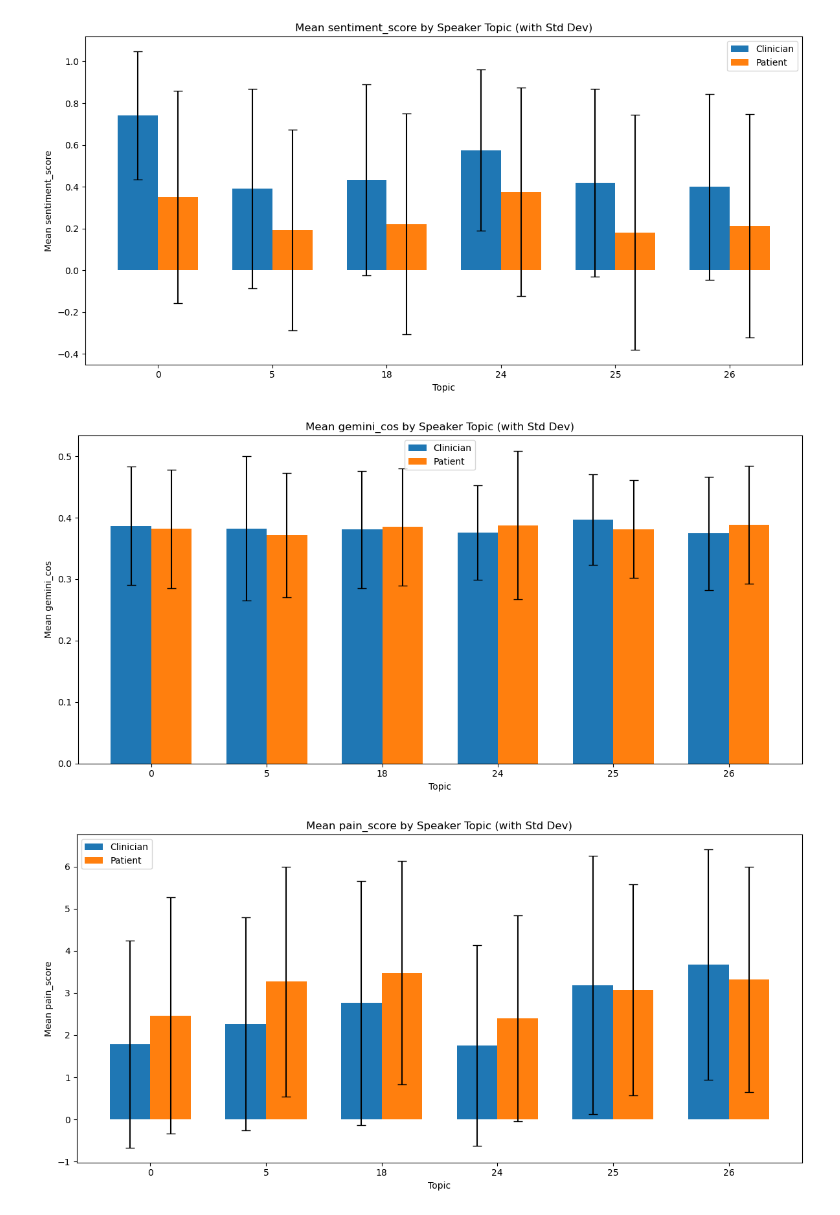
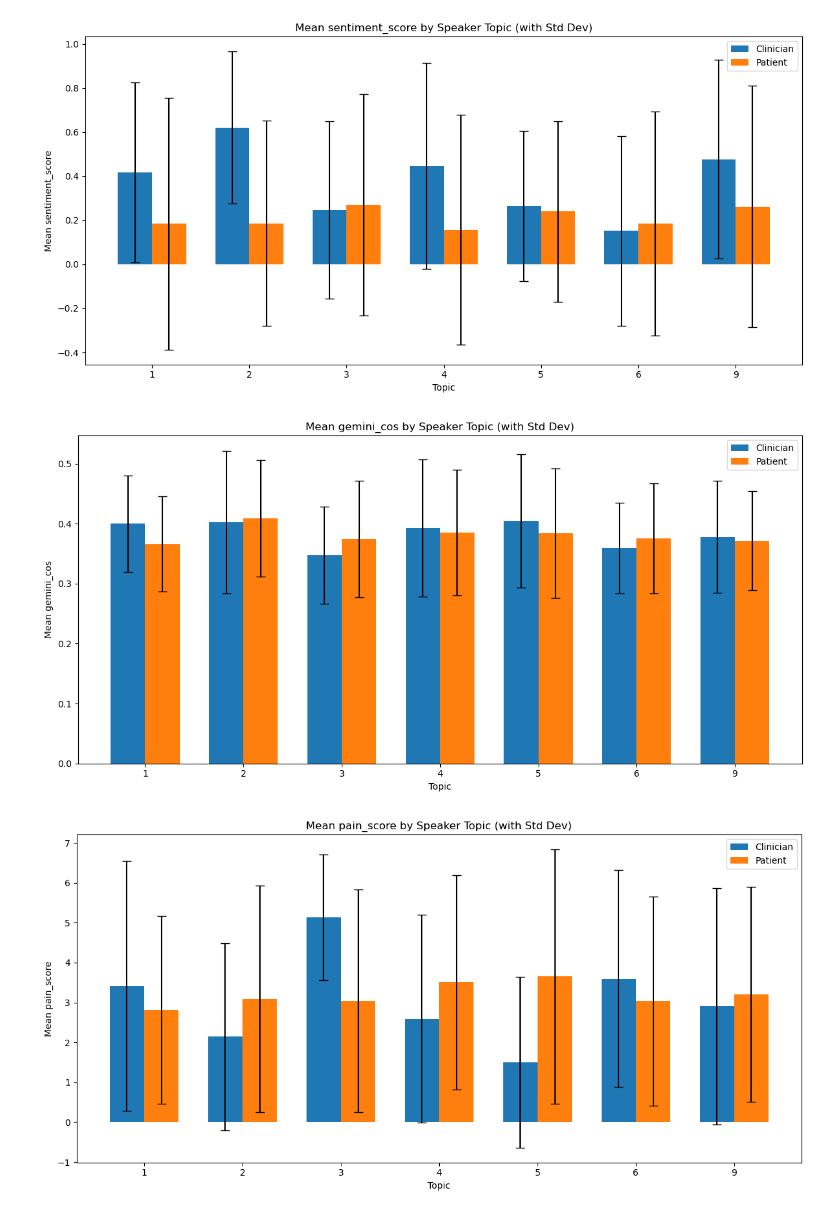
Before and after one commit to tedfytw1209/twitter_hpv, a Jupyter notebook: Analysis_sentiment.ipynb, the cells around one changed output. Drawn from its saved outputs; the diff is of its cells as text; code cells hidden in the pictures.

```diff
--- a/Analysis_sentiment.ipynb
+++ b/Analysis_sentiment.ipynb
@@ -5,11 +5,15 @@ import seaborn as sns
 import numpy as np
 # %%
 # Load the dataset
-file_path = '30tp_cutoffline_0.950.csv'
+file_path = '10tp_cutoffline_0.85.csv'
 df = pd.read_csv(file_path)
 
 # Drop rows with missing topic, speaker, or sentiment_score
 df_clean = df.dropna(subset=['topic', 'Speaker', 'sentiment_score'])
+df_clinician = df_clean[df_clean['Speaker'] == 'CLINICIAN']
+df_patient = df_clean[df_clean['Speaker'] == 'PATIENT']
+print(f'CLINICIAN sentiment score mean: {df_clinician["sentiment_score"].mean()} std: {df_clinician["sentiment_score"].std()}')
+print(f'PATIENT sentiment score mean: {df_patient["sentiment_score"].mean()} std: {df_patient["sentiment_score"].std()}')
 
 # Split multi-topic entries (like "1,2") into separate rows
 df_clean['topic'] = df_clean['topic'].astype(str)
@@ -65,3 +71,3 @@ See the caveats in the documentation: https://pandas.pydata.org/pandas-docs/stab
-[figure, old version]
+[figure, new version]
-[figure, old version]
+[figure, new version]
-[figure, old version]
+[figure, new version]
```
Also changed, not shown: parts of 3 cells of this notebook, 4 other files.
